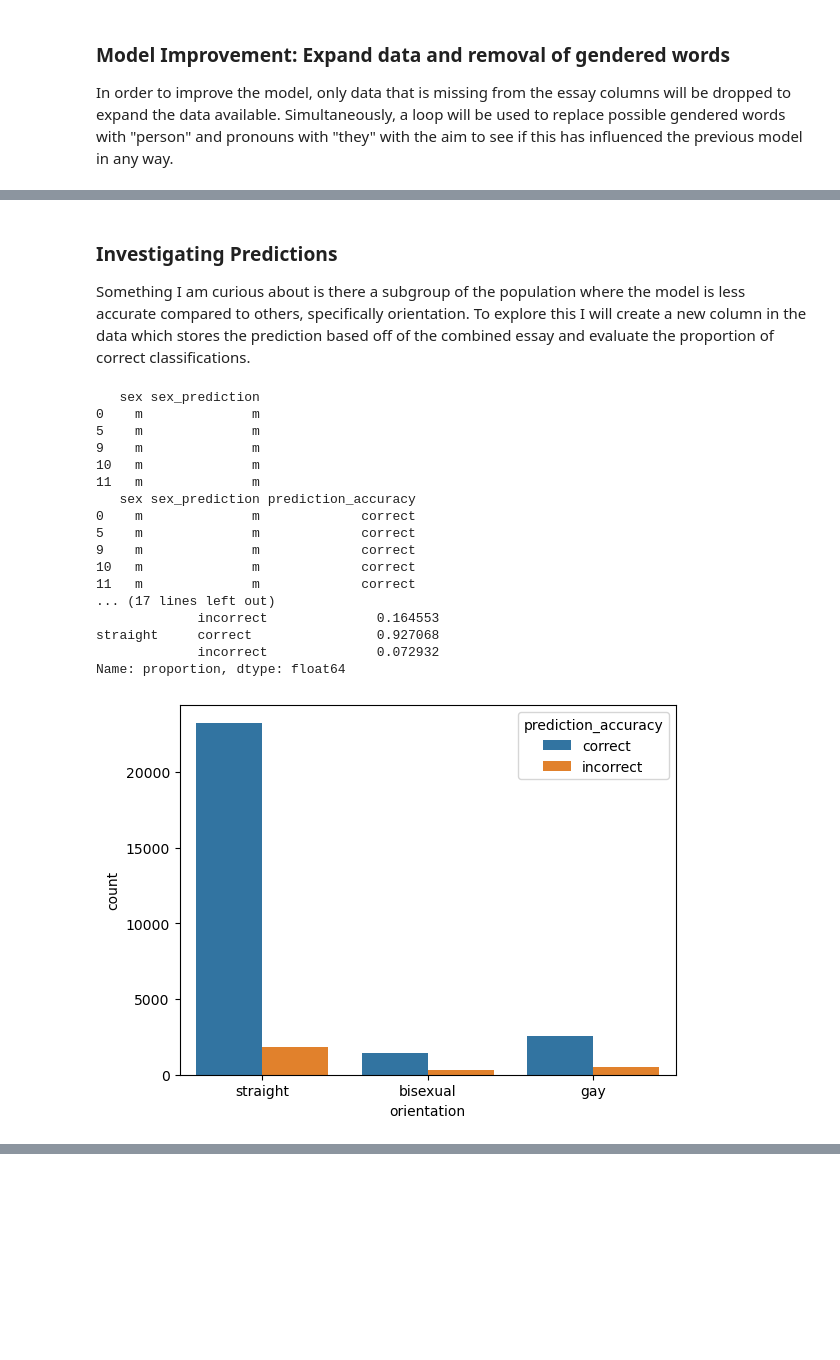
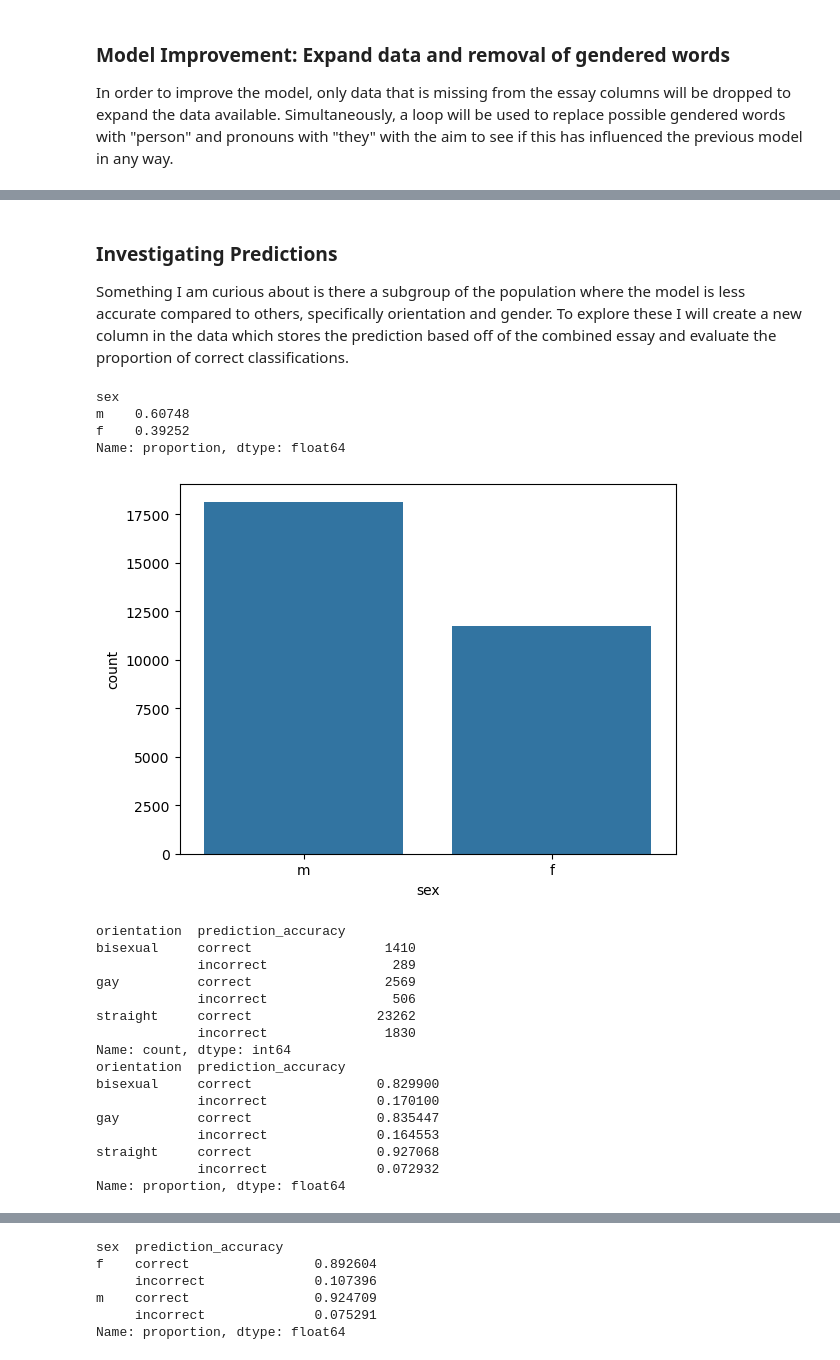
Before and after one commit to Kyuuseishu14/Codecademy_OK_cupid_model, a Jupyter notebook: date-a-scientist.ipynb, the cells around one changed output, grey strips where cells are left out. Saved outputs shown, nothing was run; the diff lists cells and outputs as text; code cells hidden in the pictures; blank space fills up the shorter version.

```diff
--- a/date-a-scientist.ipynb
+++ b/date-a-scientist.ipynb
@@ -644,7 +682,7 @@ The model is 0.7720120522263141 accurate when predicting a persons sex based on
 # %% [markdown]
 ### Investigating Predictions
 
-Something I am curious about is there a subgroup of the population where the model is less accurate compared to others, specifically orientation. To explore this I will create a new column in the data which stores the prediction based off of the combined essay and evaluate the proportion of correct classifications.
+Something I am curious about is there a subgroup of the population where the model is less accurate compared to others, specifically orientation and gender. To explore these I will create a new column in the data which stores the prediction based off of the combined essay and evaluate the proportion of correct classifications.
 # %%
 #checking the number of NaN's in orientation
 # print(profiles_dropna_essays.info()) #all rows in the set have an orientation value
@@ -655,32 +693,49 @@ profiles_dropna_essays["sex_prediction"] = overall_predictions
 # %%
 #creating a column to count the predictions
 profiles_dropna_essays["prediction_accuracy"] = profiles_dropna_essays.apply(lambda x: "correct" if x["sex"] == x["sex_prediction"] else "incorrect", axis = 1)
 
 #checking result
-print(profiles_dropna_essays[["sex", "sex_prediction", "prediction_accuracy"]].head(10))
+# print(profiles_dropna_essays[["sex", "sex_prediction", "prediction_accuracy"]].head(10))
+
+#printing male and female numbers in the dataset
+print(profiles_dropna_essays.sex.value_counts(normalize = True))
+
+sns.countplot(data = profiles_dropna_essays, x = "sex")
+plt.show()
 
 #checking prediction values per orientation group.
 print(profiles_dropna_essays.groupby("orientation").prediction_accuracy.value_counts())
 print(profiles_dropna_essays.groupby("orientation").prediction_accuracy.value_counts(normalize = True))
 
+#plot of the results
 sns.countplot(data = profiles_dropna_essays, x = "orientation", hue = "prediction_accuracy")
 plt.show()
+
+#checking predicitons values per gender
+print(profiles_dropna_essays.groupby("sex").prediction_accuracy.value_counts(normalize = True))
+
+#plot of the results
+sns.countplot(data = profiles_dropna_essays, x = "sex", hue = "prediction_accuracy")
+plt.show()
 # %% [output]
-   sex sex_prediction
-0    m              m
-5    m              m
-9    m              m
-10   m              m
-11   m              m
-   sex sex_prediction prediction_accuracy
-0    m              m             correct
-5    m              m             correct
-9    m              m             correct
-10   m              m             correct
-11   m              m             correct
-... (17 lines left out)
-             incorrect              0.164553
-straight     correct                0.927068
-             incorrect              0.072932
+sex
+m    0.60748
+f    0.39252
 Name: proportion, dtype: float64
-[figure, old version]
+[figure, new version]
+orientation  prediction_accuracy
+bisexual     correct                 1410
+             incorrect                289
+gay          correct                 2569
+             incorrect                506
+straight     correct                23262
+             incorrect               1830
+Name: count, dtype: int64
+orientation  prediction_accuracy
+bisexual     correct                0.829900
+             incorrect              0.170100
+gay          correct                0.835447
+             incorrect              0.164553
+straight     correct                0.927068
+             incorrect              0.072932
+Name: proportion, dtype: float64
@@ -686,0 +743,6 @@ Name: proportion, dtype: float64
+sex  prediction_accuracy
+f    correct                0.892604
+     incorrect              0.107396
+m    correct                0.924709
+     incorrect              0.075291
+Name: proportion, dtype: float64
```
Also changed, not shown: parts of 17 cells of this notebook.
